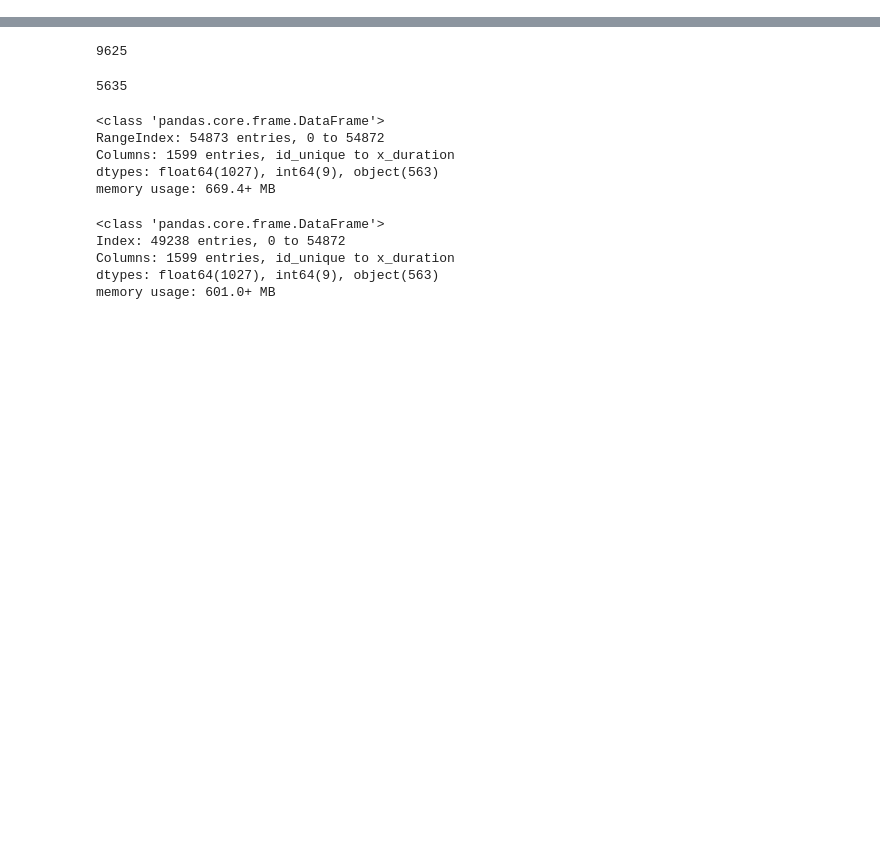
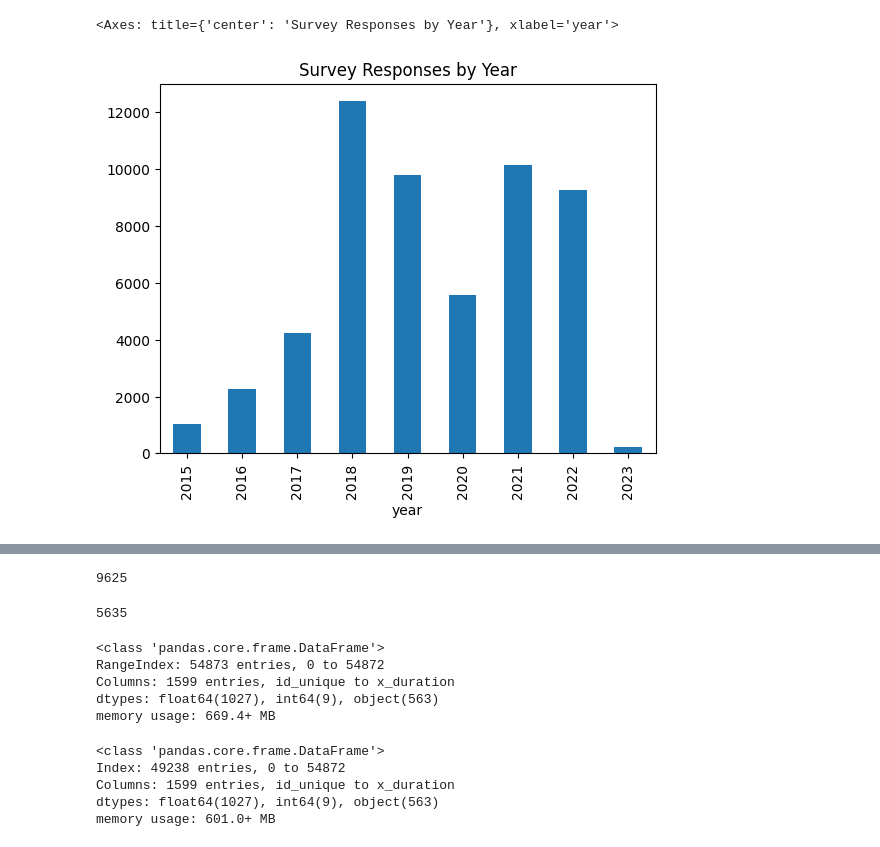
Before and after one commit to ns037/thesis_work_MS_tufts_Nishant, a Jupyter notebook: python-notebook/process_first_week.ipynb, the cells around one changed output, grey strips where cells are left out. Cells and saved outputs as stored; diff of their text form; code cells hidden in the pictures; blank space fills up the shorter version.

```diff
--- a/python-notebook/process_first_week.ipynb
+++ b/python-notebook/process_first_week.ipynb
@@ -2,3 +2,8 @@
 import pandas as pd
 # %%
 df = pd.read_csv('../data/full_survey_data.csv')
+# %%
+df.year.value_counts().sort_index().plot(kind='bar', title='Survey Responses by Year')
+# %% [output]
+<Axes: title={'center': 'Survey Responses by Year'}, xlabel='year'>
+[figure, added]
```
Also changed, not shown: parts of 1 cell of this notebook, 7 other files.
